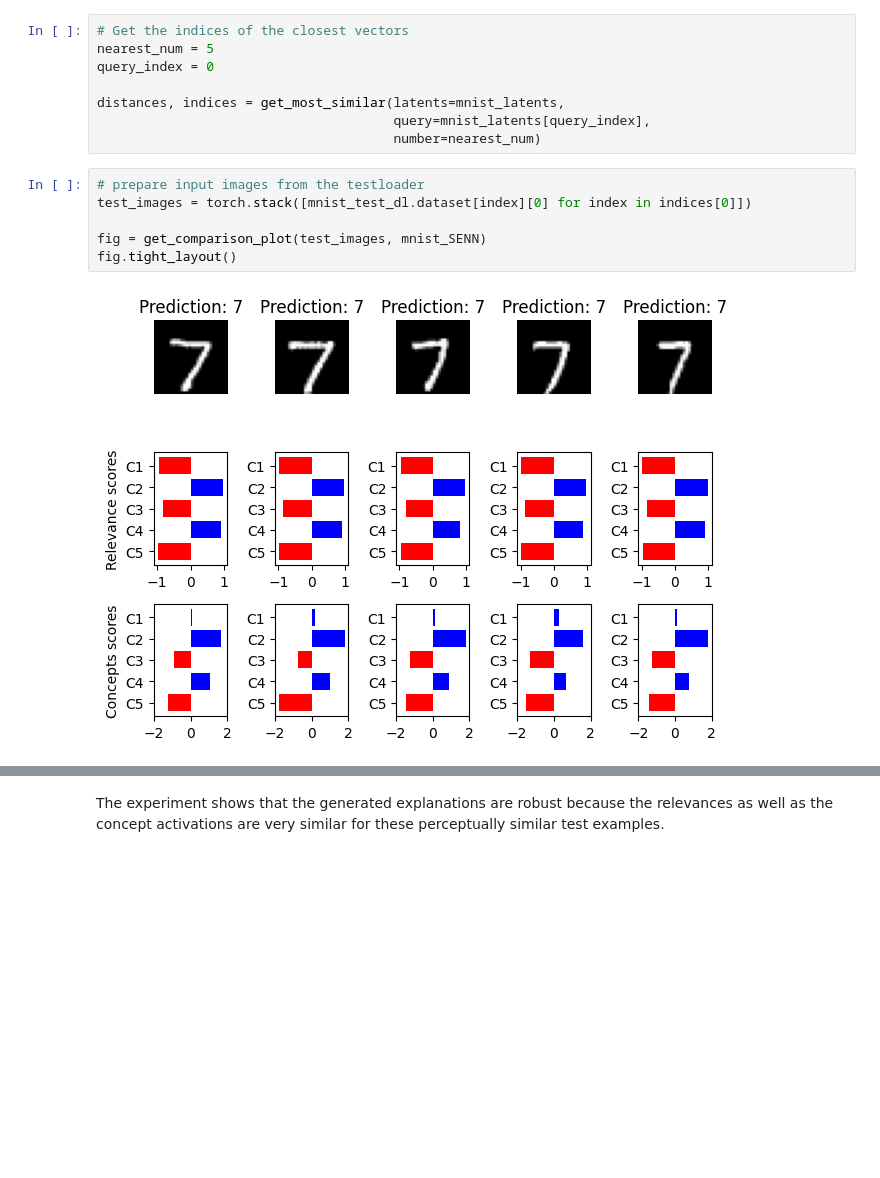
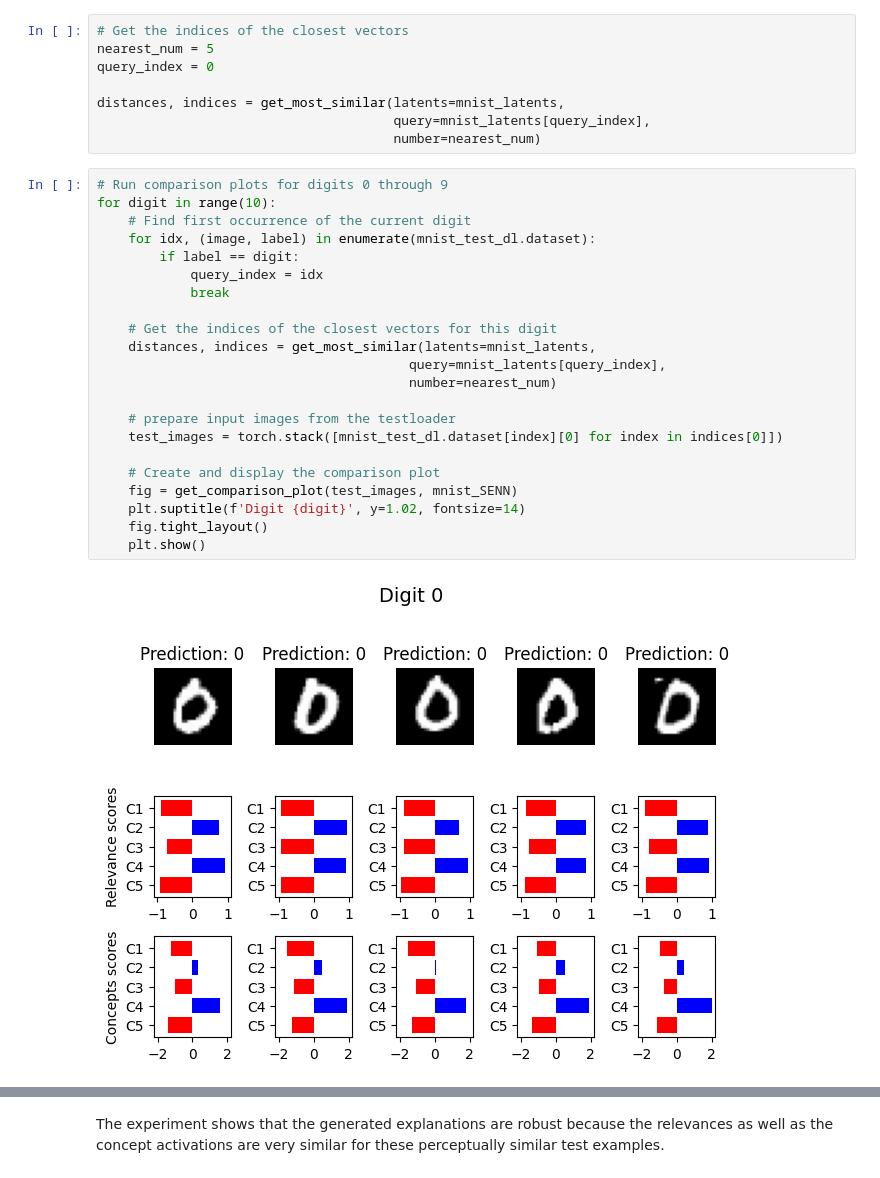
Before and after one commit to ngu-khoi/SENN, a Jupyter notebook: report.ipynb, the cells around one changed output, grey strips where cells are left out. Saved outputs shown, nothing was run; the diff lists cells and outputs as text; blank space fills up the shorter version.

Commit message:
feat: add to report multiple similiarities of each digit

```diff
--- a/report.ipynb
+++ b/report.ipynb
@@ -260,11 +260,27 @@ query_index = 0
 distances, indices = get_most_similar(latents=mnist_latents,
                                       query=mnist_latents[query_index],
                                       number=nearest_num)
-# %%
-# prepare input images from the testloader
-test_images = torch.stack([mnist_test_dl.dataset[index][0] for index in indices[0]])
-
-fig = get_comparison_plot(test_images, mnist_SENN)
-fig.tight_layout()
-# %% [output]
-[figure, removed]
+# %%
+# Run comparison plots for digits 0 through 9
+for digit in range(10):
+    # Find first occurrence of the current digit
+    for idx, (image, label) in enumerate(mnist_test_dl.dataset):
+        if label == digit:
+            query_index = idx
+            break
+
+    # Get the indices of the closest vectors for this digit
+    distances, indices = get_most_similar(latents=mnist_latents,
+                                        query=mnist_latents[query_index],
+                                        number=nearest_num)
+
+    # prepare input images from the testloader
+    test_images = torch.stack([mnist_test_dl.dataset[index][0] for index in indices[0]])
+
+    # Create and display the comparison plot
+    fig = get_comparison_plot(test_images, mnist_SENN)
+    plt.suptitle(f'Digit {digit}', y=1.02, fontsize=14)
+    fig.tight_layout()
+    plt.show()
+# %% [output]
+[figure, added]
```
Also changed, not shown: parts of 4 cells of this notebook.
